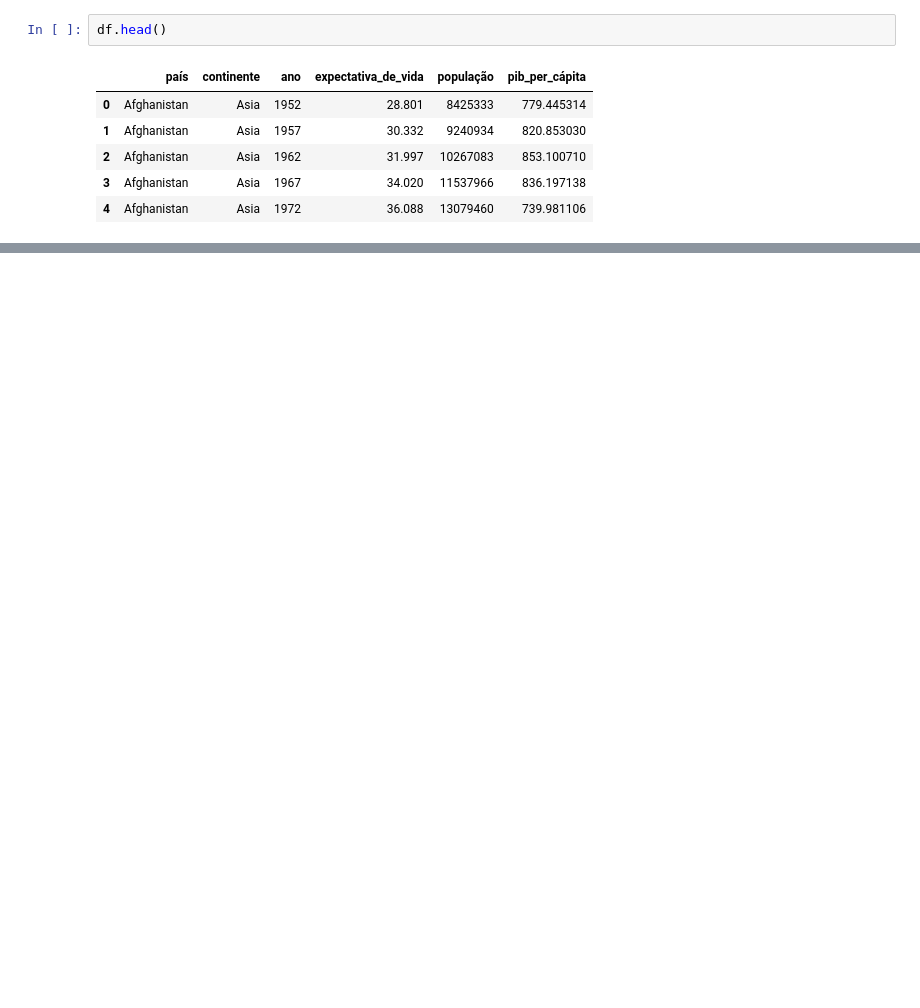
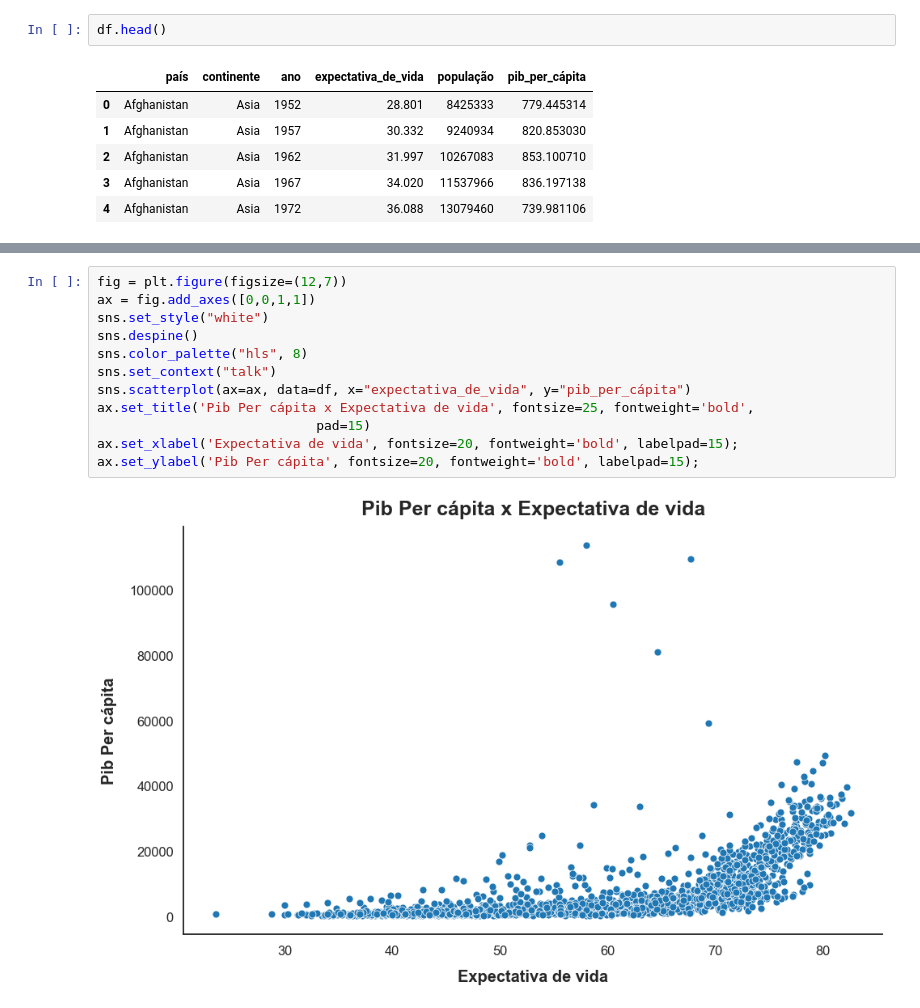
Before and after one commit to wilgnerl/PS-Insper-Data, a Jupyter notebook: src/PS Insper Data.ipynb, the cells around one changed output, grey strips where cells are left out. Saved outputs shown, nothing was run; the diff lists cells and outputs as text; blank space fills up the shorter version.

```diff
--- a/src/PS Insper Data.ipynb
+++ b/src/PS Insper Data.ipynb
@@ -71,0 +315,14 @@ Name: expectativa_de_vida, dtype: float64
+# %%
+fig = plt.figure(figsize=(12,7))
+ax = fig.add_axes([0,0,1,1])
+sns.set_style("white")
+sns.despine()
+sns.color_palette("hls", 8)
+sns.set_context("talk")
+sns.scatterplot(ax=ax, data=df, x="expectativa_de_vida", y="pib_per_cápita")
+ax.set_title('Pib Per cápita x Expectativa de vida', fontsize=25, fontweight='bold',
+                            pad=15)
+ax.set_xlabel('Expectativa de vida', fontsize=20, fontweight='bold', labelpad=15);
+ax.set_ylabel('Pib Per cápita', fontsize=20, fontweight='bold', labelpad=15);
+# %% [output]
+[figure, added]
```
Also changed, not shown: parts of 48 cells of this notebook.
